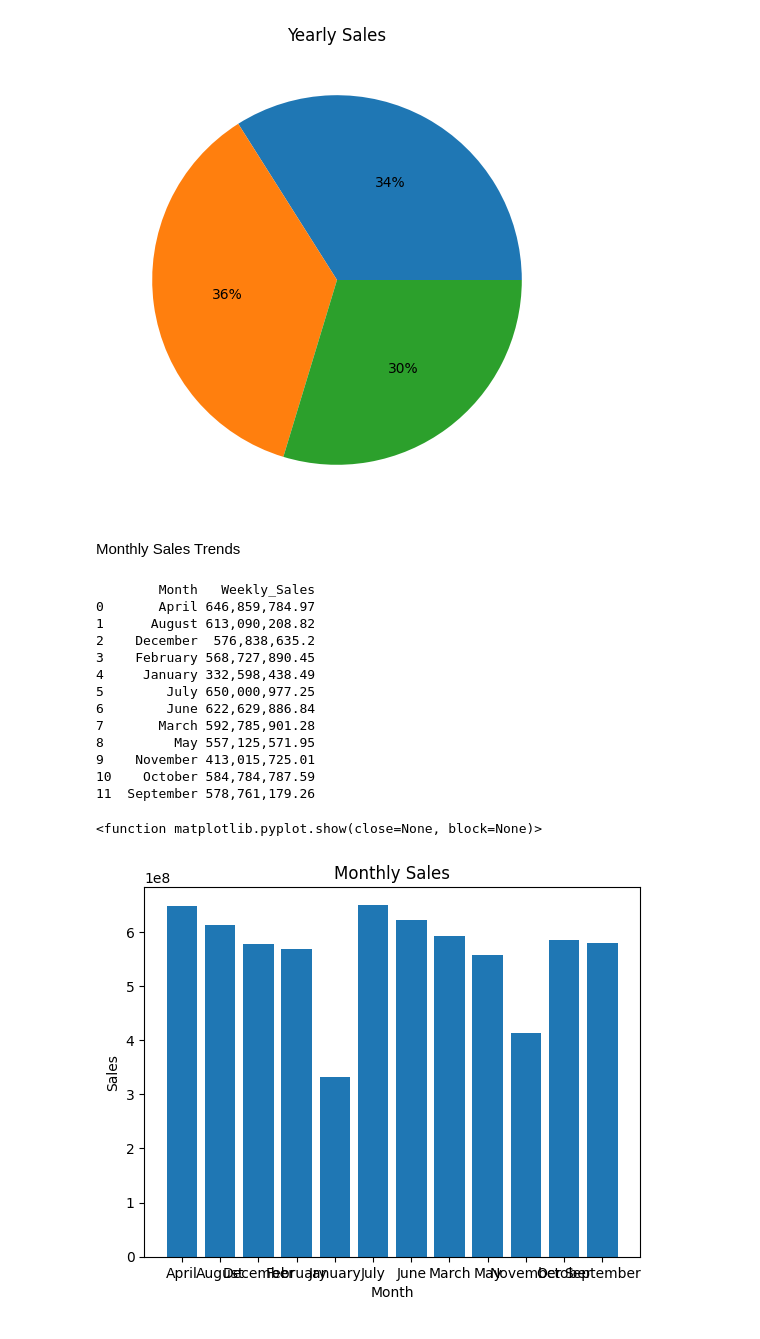
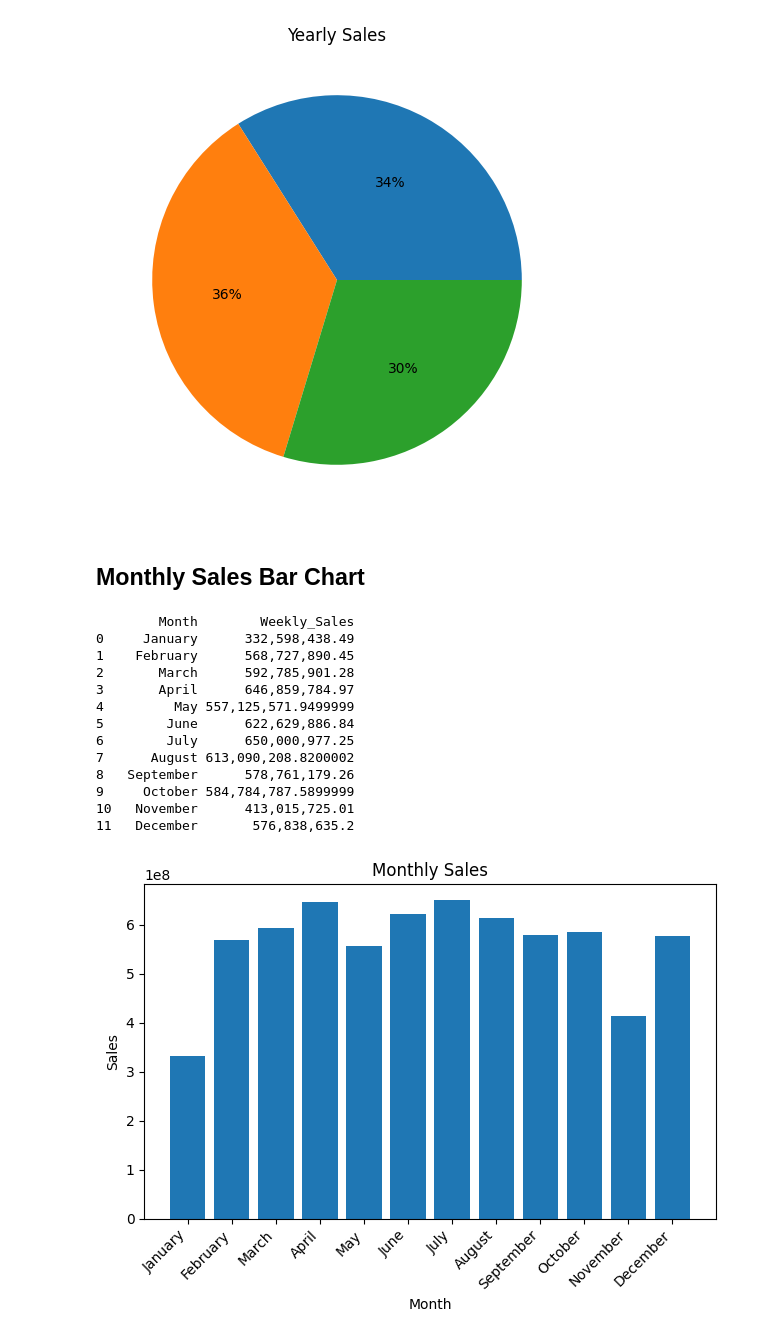
Before and after one commit to lawrencegoodwyn/2010Forecasting, a Jupyter notebook: 2010forecasting.ipynb, the cells around one changed output. Drawn from its saved outputs; the diff is of its cells as text; code cells hidden in the pictures.

```diff
--- a/2010forecasting.ipynb
+++ b/2010forecasting.ipynb
@@ -78,37 +86,38 @@ plt.show()
 1  2011 2,448,200,007.35
 2  2012 2,000,132,859.35
 [figure]
-# %% [markdown]
-Monthly Sales Trends
-# %%
-monthly_sales = df.pivot_table(index='Month', values='Weekly_Sales', aggfunc='sum')
-monthly_sales = monthly_sales.reset_index()
-print(monthly_sales)
-
-x=monthly_sales['Month']
-y=monthly_sales['Weekly_Sales']
-
-plt.bar(x,y)
-plt.title('Monthly Sales')
-plt.xlabel('Month')
-plt.ylabel('Sales')
-plt.show
-# %% [output]
-        Month   Weekly_Sales
-0       April 646,859,784.97
-1      August 613,090,208.82
-2    December  576,838,635.2
-3    February 568,727,890.45
-4     January 332,598,438.49
-5        July 650,000,977.25
-6        June 622,629,886.84
-7       March 592,785,901.28
-8         May 557,125,571.95
-9    November 413,015,725.01
-10    October 584,784,787.59
-11  September 578,761,179.26
-<function matplotlib.pyplot.show(close=None, block=None)>
-[figure, removed]
+# %% [markdown]
+## Monthly Sales Bar Chart
+# %%
+import calendar
+
+monthly_sales = pd.DataFrame({'Month': calendar.month_name[1:],
+                              'Weekly_Sales': [df[df['Month'] == m]['Weekly_Sales'].sum() for m in calendar.month_name[1:]]})
+print(monthly_sales)
+
+# Create the bar graph
+plt.bar(monthly_sales['Month'], monthly_sales['Weekly_Sales'])
+plt.title('Monthly Sales')
+plt.xlabel('Month')
+plt.ylabel('Sales')
+plt.xticks(rotation=45, ha='right')  # Rotate x-axis labels for better readability
+plt.tight_layout()  # Adjust layout to prevent labels from overlapping
+plt.show()
+# %% [output]
+        Month        Weekly_Sales
+0     January      332,598,438.49
+1    February      568,727,890.45
+2       March      592,785,901.28
+3       April      646,859,784.97
+4         May 557,125,571.9499999
+5        June      622,629,886.84
+6        July      650,000,977.25
+7      August 613,090,208.8200002
+8   September      578,761,179.26
+9     October 584,784,787.5899999
+10   November      413,015,725.01
+11   December       576,838,635.2
+[figure, added]
 # %%
 #pip install psycopg2
 # %%
```
Also changed, not shown: parts of 15 cells of this notebook.
